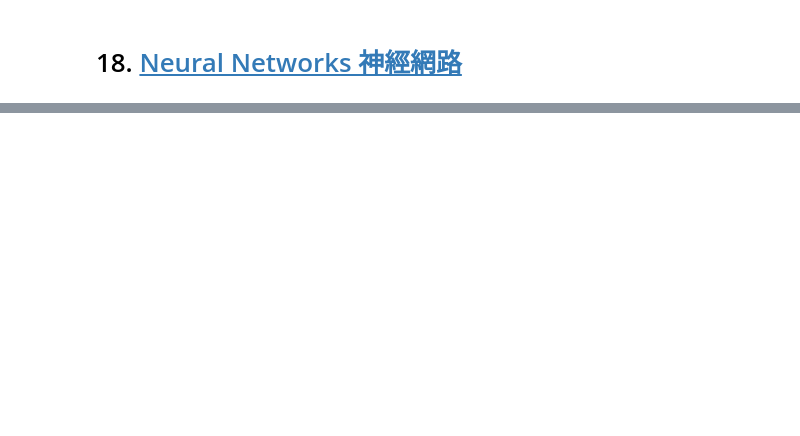
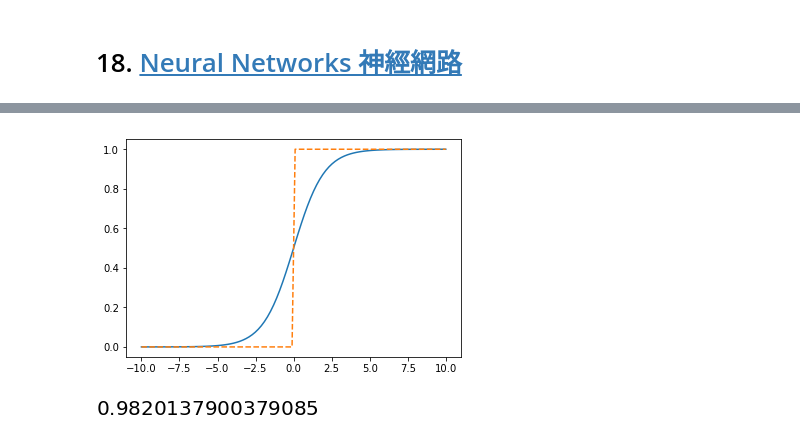
Before and after one commit to Wei1234c/Data_Science_from_Scratch, a Jupyter notebook: notebooks/18. Neural Networks 神經網路.ipynb, the cells around one changed output, grey strips where cells are left out. Saved outputs shown, nothing was run; the diff lists cells and outputs as text; code cells hidden in the pictures; blank space fills up the shorter version.

```diff
--- a/notebooks/18. Neural Networks 神經網路.ipynb
+++ b/notebooks/18. Neural Networks 神經網路.ipynb
@@ -7 +48,20 @@ Populating the interactive namespace from numpy and matplotlib
+# %%
+def sigmoid(t):
+    return 1 / (1 + math.exp(-t))
+
+x = np.linspace(-10, 10, 100)
+plt.plot(x, list(map(sigmoid, x)))
+plt.plot(x, list(map(step_function, x)), '--');
+# %% [output]
+[figure, added]
+# %%
+def neuron_output(weights, inputs):
+    return sigmoid(dot(weights, inputs))
+
+weights = [2, 2]
+x = [1, 1]
+
+neuron_output(weights, x)
+# %% [output]
+[figure, added]
 # %%
```
Also changed, not shown: parts of 28 cells of this notebook, 11 other files.
